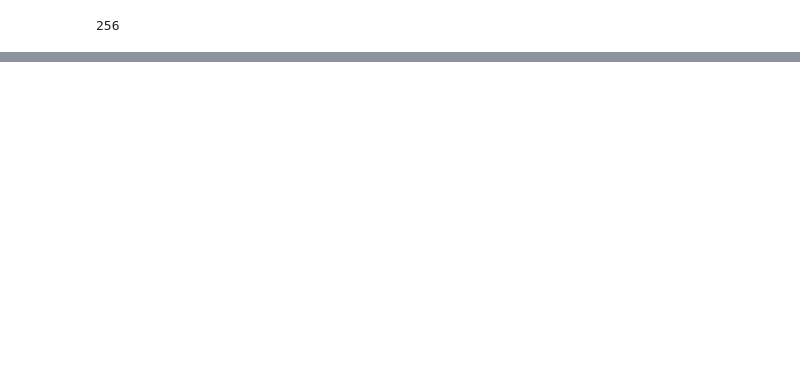
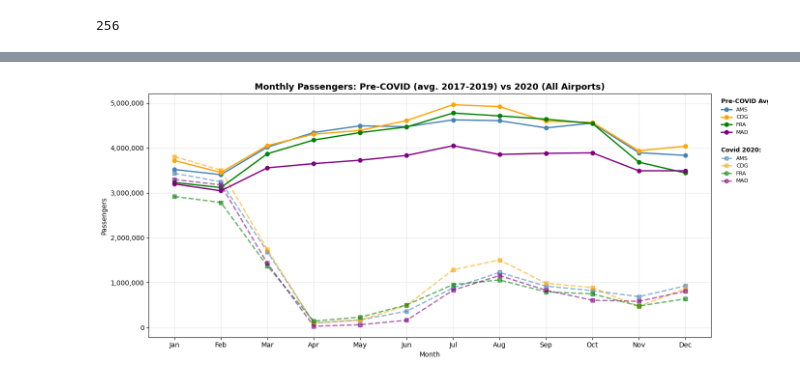
Before and after one commit to h-albrecht-ams/Capstone-Project, a Jupyter notebook: python/DataReadingFunction_v2.0.ipynb, the cells around one changed output, grey strips where cells are left out. Cells and saved outputs as stored; diff of their text form; code cells hidden in the pictures; blank space fills up the shorter version.

```diff
--- a/python/DataReadingFunction_v2.0.ipynb
+++ b/python/DataReadingFunction_v2.0.ipynb
@@ -705,0 +1051,84 @@ plt.show()
+# %%
+# Passengers by airport and month (Pre-Covid avg - 2020 - 2021)
+fig, ax = plt.subplots(figsize=(14, 6))
+
+for airport in airports:
+    # Baseline
+    base = baseline_monthly[baseline_monthly["origin"] == airport]
+    ax.plot(base["month"], base["baseline_avg"],
+            color=colors[airport], linewidth=2, marker="o",
+            label=f"{labels[airport]} Pre-COVID avg")
+
+    # 2020
+    cov20 = covid_2020_monthly[covid_2020_monthly["origin"] == airport]
+    ax.plot(cov20["month"], cov20["passengers"],
+            color=colors[airport], linewidth=2, marker="s",
+            linestyle="--", alpha=0.6,
+            label=f"{labels[airport]} 2020")
+
+    # 2021
+    #cov21 = covid_2021_monthly[covid_2021_monthly["origin"] == airport]
+    #ax.plot(cov21["month"], cov21["passengers"],
+    #        color=colors[airport], linewidth=2, marker="s",
+    #        linestyle=":", alpha=0.4,
+    #        label=f"{labels[airport]} 2021")
+
+    # Pre-COVID avg entries — solid lines
+    leg1_entries = [
+        mlines.Line2D([], [], color=colors[airport], linewidth=2,
+                  marker="o", linestyle="-",
+                  label=labels[airport])
+        for airport in labels.keys()
+    ]
+
+    # 2020 entries — dashed lines
+    leg2_entries = [
+        mlines.Line2D([], [], color=colors[airport], linewidth=2,
+                    marker="o", linestyle="--", alpha=0.6,
+                    label=labels[airport])
+        for airport in labels.keys()
+    ]
+
+ax.set_title("Monthly Passengers: Pre-COVID (avg. 2017-2019) vs 2020 (All Airports)",
+             fontsize=13, fontweight="bold")
+ax.set_xlabel("Month")
+ax.set_ylabel("Passengers")
+ax.set_xticks(range(1, 13))
+ax.set_xticklabels(["Jan","Feb","Mar","Apr","May","Jun",
+                     "Jul","Aug","Sep","Oct","Nov","Dec"])
+ax.yaxis.set_major_formatter(mticker.FuncFormatter(lambda x, _: f"{int(x):,}"))
+
+# Legend 1 - Pre-COVID
+leg1 = ax.legend(
+    handles=leg1_entries,
+    title="Pre-COVID Avg:",
+    title_fontproperties={"weight": "bold", "size": 9},
+    bbox_to_anchor=(1.01, 1),
+    loc="upper left",
+    fontsize=8,
+    frameon=False,
+    handlelength=2,
+    alignment="left"
+)
+ax.add_artist(leg1)
+
+# Legend 2 - 2020
+leg2 = ax.legend(
+    handles=leg2_entries,
+    title="Covid 2020:",
+    title_fontproperties={"weight": "bold", "size": 9},
+    bbox_to_anchor=(1.01, 0.80),
+    loc="upper left",
+    fontsize=8,
+    frameon=False,
+    handlelength=2,
+    alignment="left"
+)
+
+
+
+ax.grid(True, alpha=0.3)
+plt.tight_layout()
+plt.show()
+# %% [output]
+[figure, added]
```
Also changed, not shown: parts of 111 cells of this notebook, 1 other file.
